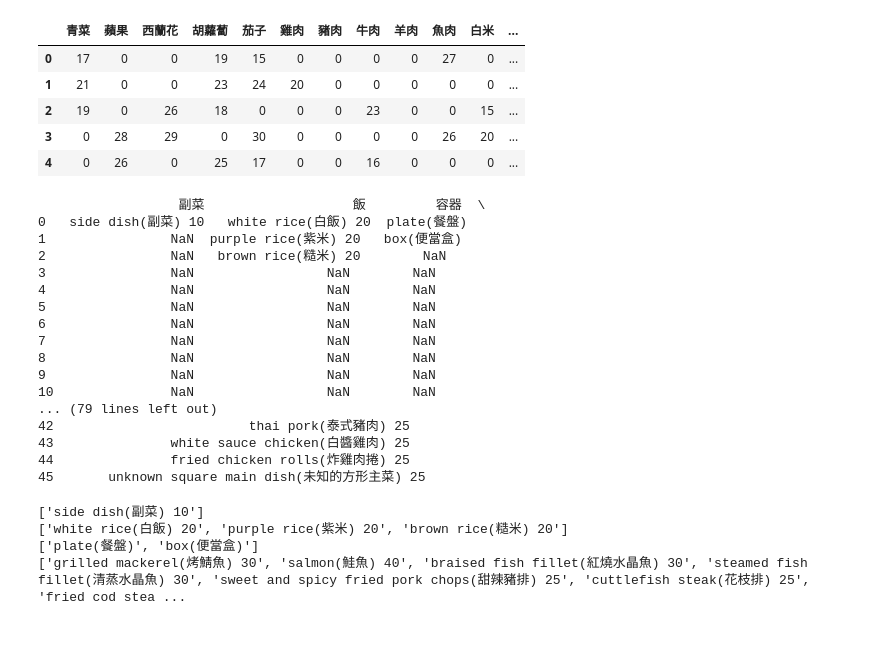
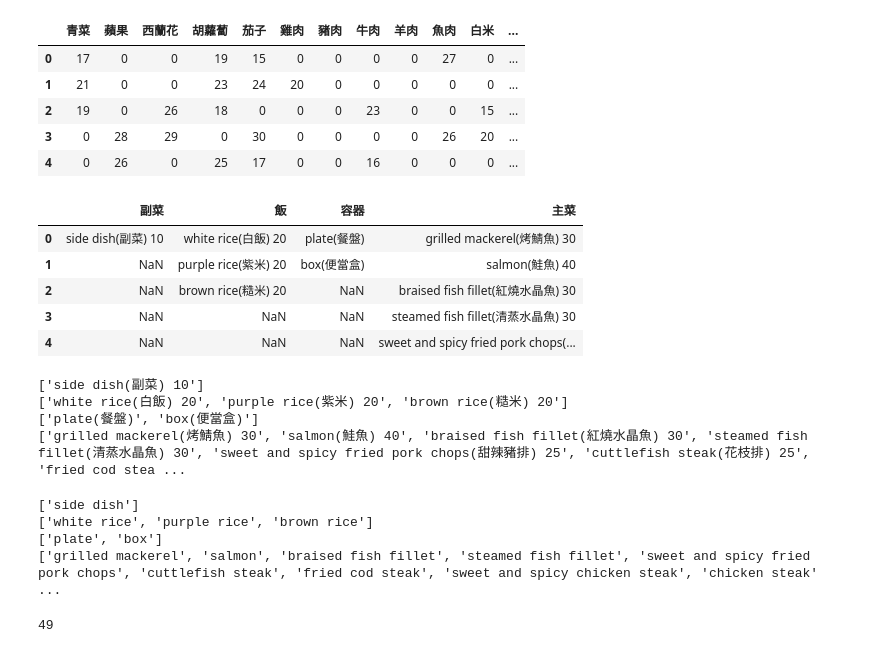
Before and after one commit to koala34025/ml-final-project-model, a Jupyter notebook: poly-regre.ipynb, the cells around one changed output. Saved outputs shown, nothing was run; the diff lists cells and outputs as text; code cells hidden in the pictures.

Commit message:
Open yaml

```diff
--- a/poly-regre.ipynb
+++ b/poly-regre.ipynb
@@ -240,27 +229,16 @@ with open("../final project.v9i.yolov7pytorch/data.yaml", "r") as stream:
 # %%
 import pandas as pd
 
-labels_df = pd.read_excel("../標籤集合.xlsx")
+labels_df = pd.read_excel("./標籤集合.xlsx")
 
-print(labels_df)
+labels_df.head()
 # %% [output]
-                  副菜                   飯         容器  \
-0   side dish(副菜) 10   white rice(白飯) 20  plate(餐盤)
-1                NaN  purple rice(紫米) 20   box(便當盒)
-2                NaN   brown rice(糙米) 20        NaN
-3                NaN                 NaN        NaN
-4                NaN                 NaN        NaN
-5                NaN                 NaN        NaN
-6                NaN                 NaN        NaN
-7                NaN                 NaN        NaN
-8                NaN                 NaN        NaN
-9                NaN                 NaN        NaN
-10               NaN                 NaN        NaN
-... (79 lines left out)
-42                         thai pork(泰式豬肉) 25
-43               white sauce chicken(白醬雞肉) 25
-44               fried chicken rolls(炸雞肉捲) 25
-45       unknown square main dish(未知的方形主菜) 25
+|  | 副菜 | 飯 | 容器 | 主菜 |
+| 0 | side dish(副菜) 10 | white rice(白飯) 20 | plate(餐盤) | grilled mackerel(烤鯖魚) 30 |
+| 1 | NaN | purple rice(紫米) 20 | box(便當盒) | salmon(鮭魚) 40 |
+| 2 | NaN | brown rice(糙米) 20 | NaN | braised fish fillet(紅燒水晶魚) 30 |
+| 3 | NaN | NaN | NaN | steamed fish fillet(清蒸水晶魚) 30 |
+| 4 | NaN | NaN | NaN | sweet and spicy fried pork chops(... |
 # %%
 side_dishes = labels_df["副菜"].dropna().unique().tolist()
 rices = labels_df["飯"].dropna().unique().tolist()
@@ -278,0 +262,21 @@ print(main_dishes)
+# %%
+print(side_dishes)
+print(rices)
+print(containers)
+print(main_dishes)
+# %% [output]
+['side dish']
+['white rice', 'purple rice', 'brown rice']
+['plate', 'box']
+['grilled mackerel', 'salmon', 'braised fish fillet', 'steamed fish fillet', 'sweet and spicy fried pork chops', 'cuttlefish steak', 'fried cod steak', 'sweet and spicy chicken steak', 'chicken steak' ...
+# %%
+import yaml
+
+with open("./final project.v9i.yolov7pytorch/data.yaml", "r") as stream:
+    try:
+        data = yaml.safe_load(stream)
+        print(data["nc"])
+    except yaml.YAMLError as exc:
+        print(exc)
+# %% [output]
+49
```
Also changed, not shown: parts of 2 cells of this notebook.
